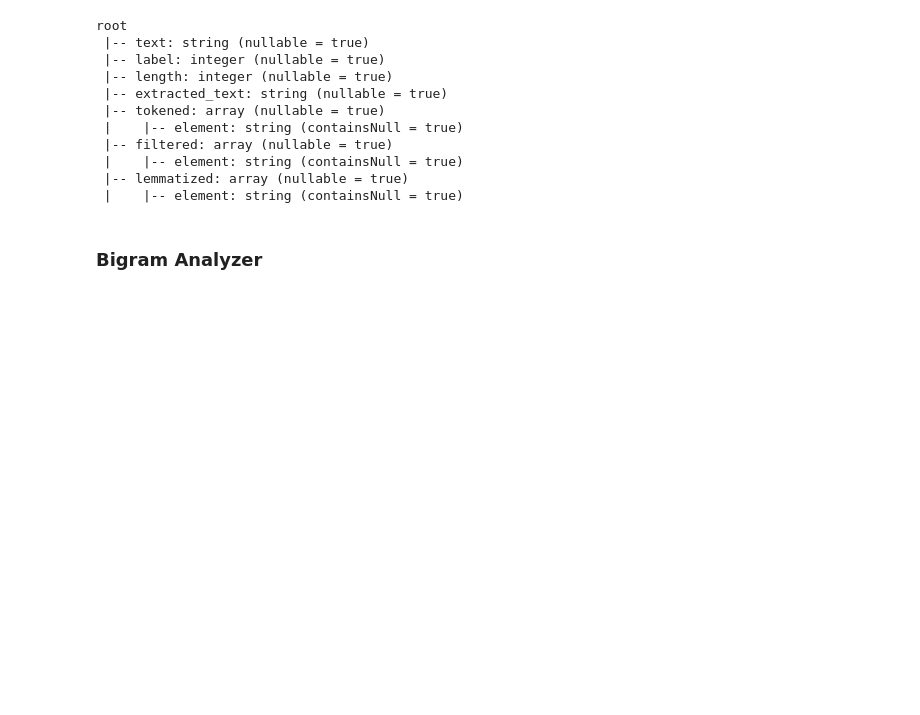
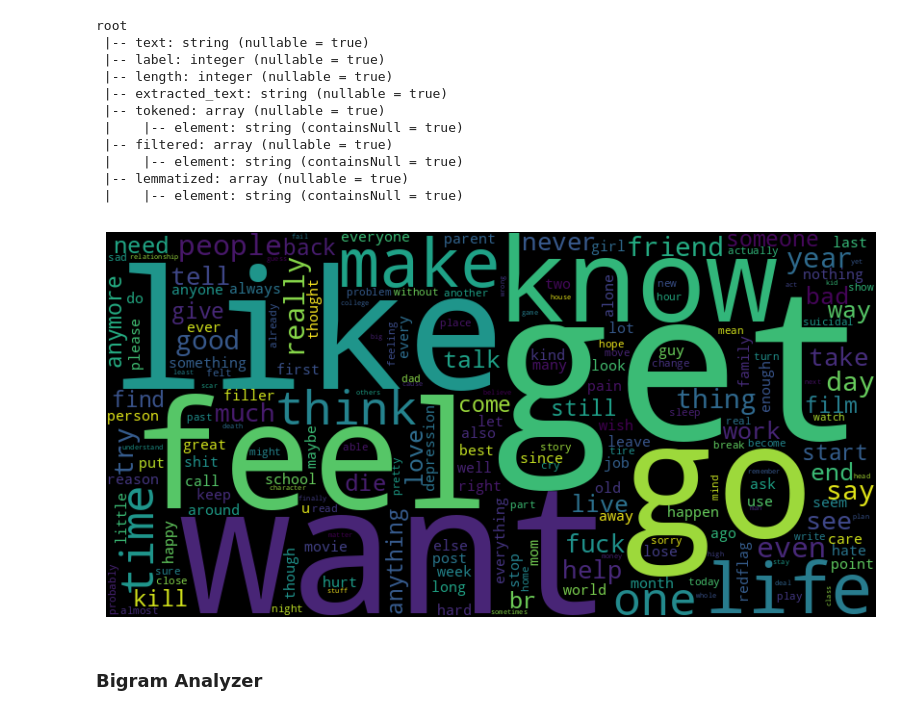
Before and after one commit to furaihan/fp-bdpal, a Jupyter notebook: fp_bdpal_gbt.ipynb, the cells around one changed output. Cells and saved outputs as stored; diff of their text form; code cells hidden in the pictures; blank space fills up the shorter version.

Commit message:
bring back wordcloud

```diff
--- a/fp_bdpal_gbt.ipynb
+++ b/fp_bdpal_gbt.ipynb
@@ -349,22 +349,24 @@ remove_empty_strings_udf = udf(remove_empty_strings, ArrayType(StringType()))
 
 df = df.withColumn("lemmatized", remove_empty_strings_udf(df["lemmatized"]))
 # %%
-#df_words = df.select(explode("lemmatized").alias("word"))
+df_words = df.select(explode("lemmatized").alias("word"))
 
 # Filter out common words or stop words if necessary
 # You can use the 'stopwords' parameter in the WordCloud constructor
 
 # Convert the DataFrame to Pandas for WordCloud generation
-#wordcloud_data = df_words.groupBy("word").count().toPandas()
+wordcloud_data = df_words.groupBy("word").count().toPandas()
 
 # Generate the WordCloud
-#wordcloud = WordCloud(width=800, height=400, background_color="black").generate_from_frequencies(wordcloud_data.set_index("word")["count"].to_dict())
+wordcloud = WordCloud(width=800, height=400, background_color="black").generate_from_frequencies(wordcloud_data.set_index("word")["count"].to_dict())
 
 # Display the WordCloud using Matplotlib
-#plt.figure(figsize=(10, 5))
-#plt.imshow(wordcloud, interpolation="bilinear")
-#plt.axis("off")
-#plt.show()
+plt.figure(figsize=(10, 5))
+plt.imshow(wordcloud, interpolation="bilinear")
+plt.axis("off")
+plt.show()
+# %% [output]
+[figure, added]
 # %% [markdown]
 ### Bigram Analyzer
 # %%
```
Also changed, not shown: parts of 8 cells of this notebook.
